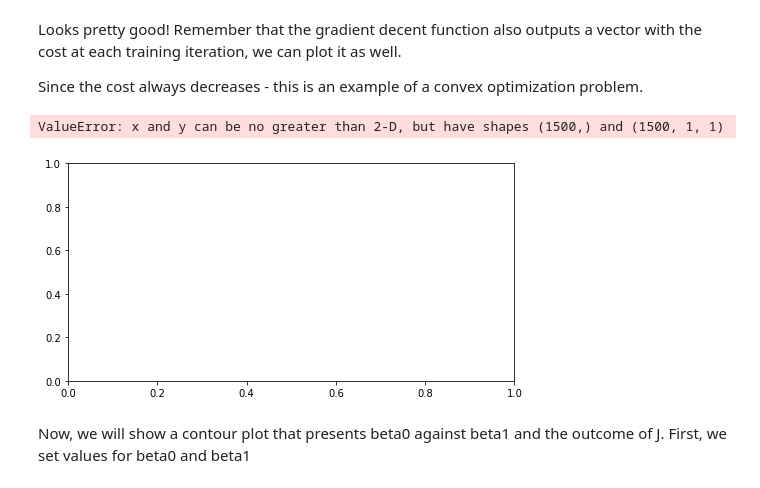
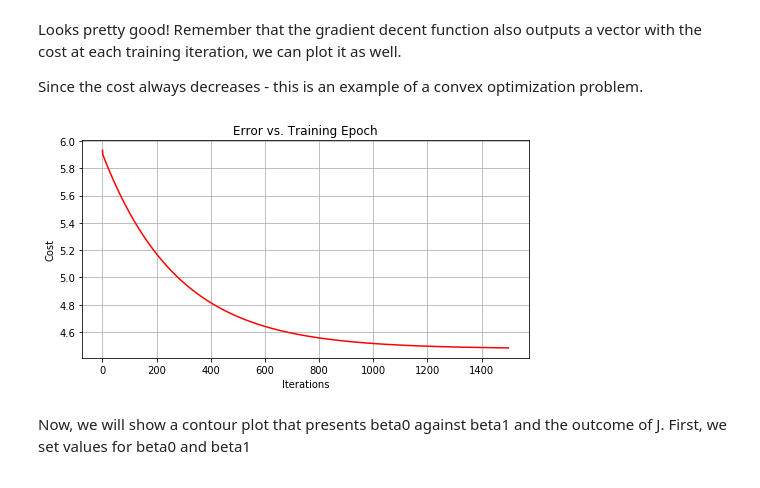
Before and after one commit to sauloantuness/ml-tp1, a Jupyter notebook: ex1.ipynb, the cells around one changed output. Cells and saved outputs as stored; diff of their text form; code cells hidden in the pictures.

```diff
--- a/ex1.ipynb
+++ b/ex1.ipynb
@@ -112,7 +106,7 @@ matrix([[ 32.07273388]])
 # %% [markdown]
 Now, you are asked to define a function to perform gradient descent on the parameters beta
 # %%
-def gradient_descent(X, y, theta, alpha, iterations):
+def gradient_descent2(X, y, theta, alpha, iterations):
     """
     gradient_descent Performs gradient descent to learn theta
     theta = GRADIENTDESENT(X, y, theta, alpha, num_iters) updates theta by
@@ -130,6 +124,43 @@ def gradient_descent(X, y, theta, alpha, iterations):
         cost_history[iteration] = cost
 
     return theta, cost_history
+
+def gradient_descent(X, y, theta, alpha, iters):
+    '''
+    alpha: learning rate
+    iters: number of iterations
+    OUTPUT:
+    theta: learned parameters
+    cost:  a vector with the cost at each training iteration
+    '''
+    temp = np.matrix(np.zeros(theta.shape))
+    parameters = int(theta.ravel().shape[1])
+    cost = np.zeros(iters)
+    n, _ = X.shape
+    costs = []
+
+    for x in range(iters):
+        gradiente = [0] * parameters
+
+        for i in range(n):
+            #gradient = np.multiply((X.dot(theta.T) - y), X[:,j])
+            #temp[0,j] -= (alpha/n)*np.sum(gradient)
+            hb_xi = 0
+            for j in range(parameters):
+                hb_xi += theta[0, j] * X[i, j]
+
+            yi = y[i, 0]
+
+            for j in range(parameters):
+                gradiente[j] += alpha * (1.0/n) * (hb_xi - yi) * X[i, j]
+
+        for j in range(parameters):
+            theta[0, j] = theta[0, j] - gradiente[j]
+        #theta = temp
+        cost = compute_cost(X, y, theta)
+        costs.append(cost)
+
+    return theta, costs
 # %% [markdown]
 Initialize some additional variables - the learning rate alpha, and the number of iterations to perform
 # %%
@@ -172,14 +202,12 @@ Since the cost always decreases - this is an example of a convex optimization pr
 # %%
 fig, ax = plt.subplots(figsize=(8,4))
 ax.plot(np.arange(iters), cost, 'r')
 ax.set_xlabel('Iterations')
 ax.set_ylabel('Cost')
-ax.set_ylim(4.0)
 ax.set_title('Error vs. Training Epoch')
 ax.grid(True)
 # %% [output]
-ValueError: x and y can be no greater than 2-D, but have shapes (1500,) and (1500, 1, 1)
-[figure, old version]
+[figure, new version]
 # %% [markdown]
 Now, we will show a contour plot that presents beta0 against beta1 and the outcome of J. First, we set values for beta0 and beta1
 # %%
```
Also changed, not shown: parts of 12 cells of this notebook.
